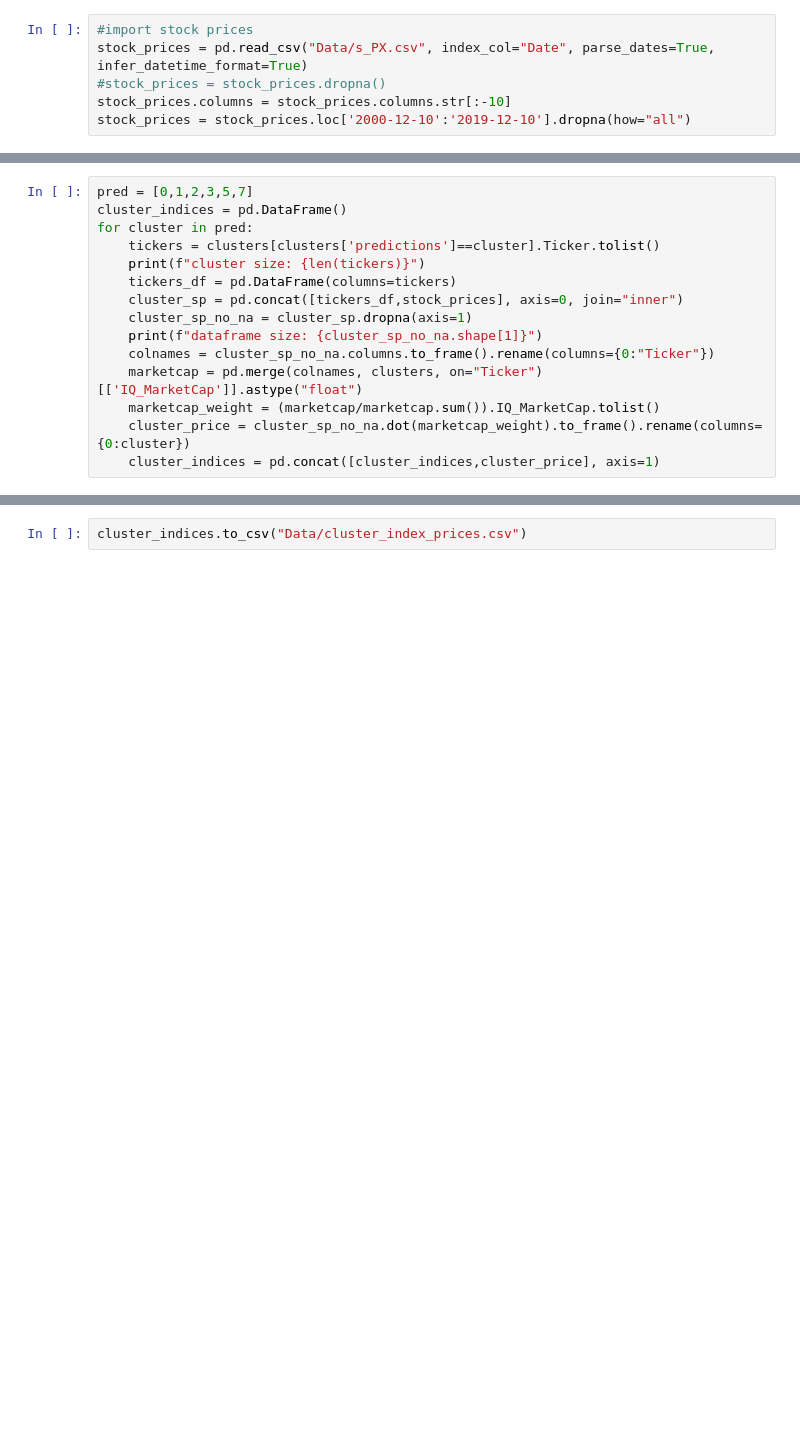
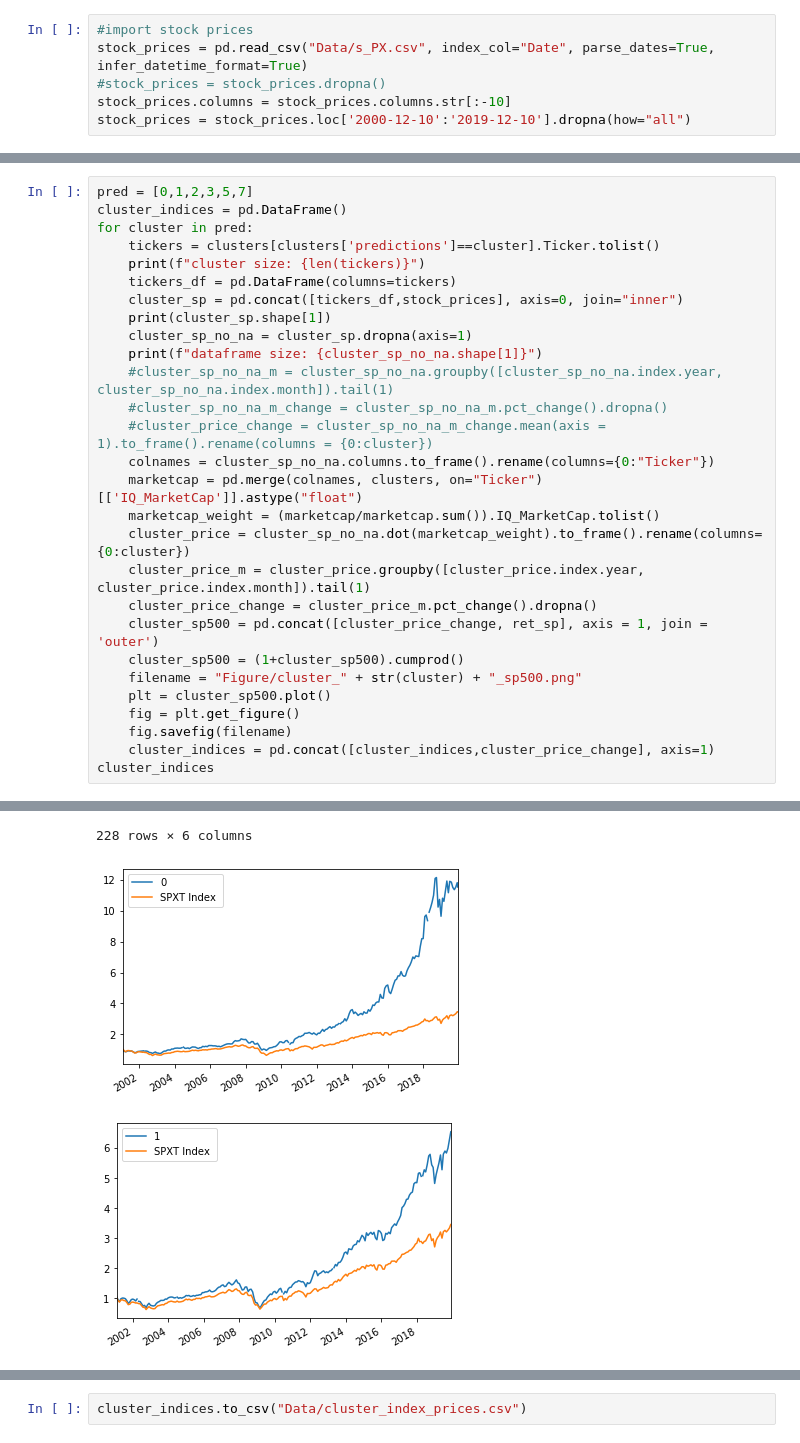
Before and after one commit to ekuo651/Machine-Learning-for-Stock-Selection, a Jupyter notebook: weiqing.ipynb, the cells around one changed output, grey strips where cells are left out. Saved outputs shown, nothing was run; the diff lists cells and outputs as text; blank space fills up the shorter version.

```diff
--- a/weiqing.ipynb
+++ b/weiqing.ipynb
@@ -311,12 +336,25 @@ for cluster in pred:
     print(f"cluster size: {len(tickers)}")
     tickers_df = pd.DataFrame(columns=tickers)
     cluster_sp = pd.concat([tickers_df,stock_prices], axis=0, join="inner")
+    print(cluster_sp.shape[1])
     cluster_sp_no_na = cluster_sp.dropna(axis=1)
     print(f"dataframe size: {cluster_sp_no_na.shape[1]}")
+    #cluster_sp_no_na_m = cluster_sp_no_na.groupby([cluster_sp_no_na.index.year, cluster_sp_no_na.index.month]).tail(1)
+    #cluster_sp_no_na_m_change = cluster_sp_no_na_m.pct_change().dropna()
+    #cluster_price_change = cluster_sp_no_na_m_change.mean(axis = 1).to_frame().rename(columns = {0:cluster})
     colnames = cluster_sp_no_na.columns.to_frame().rename(columns={0:"Ticker"})
     marketcap = pd.merge(colnames, clusters, on="Ticker")[['IQ_MarketCap']].astype("float")
     marketcap_weight = (marketcap/marketcap.sum()).IQ_MarketCap.tolist()
     cluster_price = cluster_sp_no_na.dot(marketcap_weight).to_frame().rename(columns={0:cluster})
-    cluster_indices = pd.concat([cluster_indices,cluster_price], axis=1)
+    cluster_price_m = cluster_price.groupby([cluster_price.index.year, cluster_price.index.month]).tail(1)
+    cluster_price_change = cluster_price_m.pct_change().dropna()
+    cluster_sp500 = pd.concat([cluster_price_change, ret_sp], axis = 1, join = 'outer')
+    cluster_sp500 = (1+cluster_sp500).cumprod()
+    filename = "Figure/cluster_" + str(cluster) + "_sp500.png"
+    plt = cluster_sp500.plot()
+    fig = plt.get_figure()
+    fig.savefig(filename)
+    cluster_indices = pd.concat([cluster_indices,cluster_price_change], axis=1)
+cluster_indices
 # %% [output]
 cluster size: 131
@@ -333,0 +390,3 @@ dataframe size: 5
+228 rows × 6 columns
+[figure, added]
+[figure, added]
```
Also changed, not shown: parts of 13 cells of this notebook, 11 other files.
